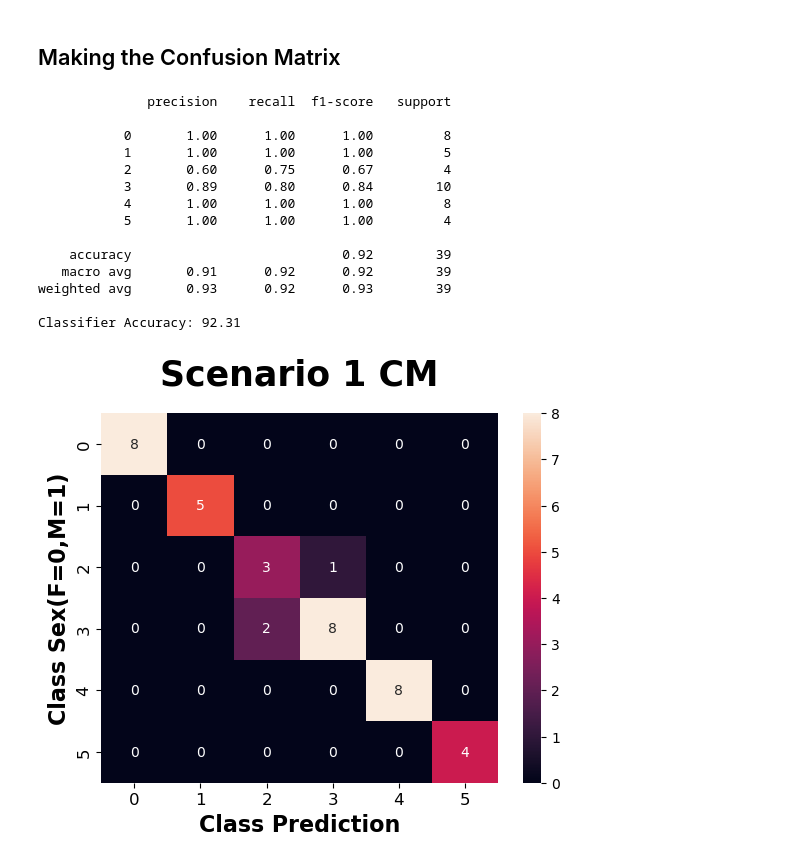
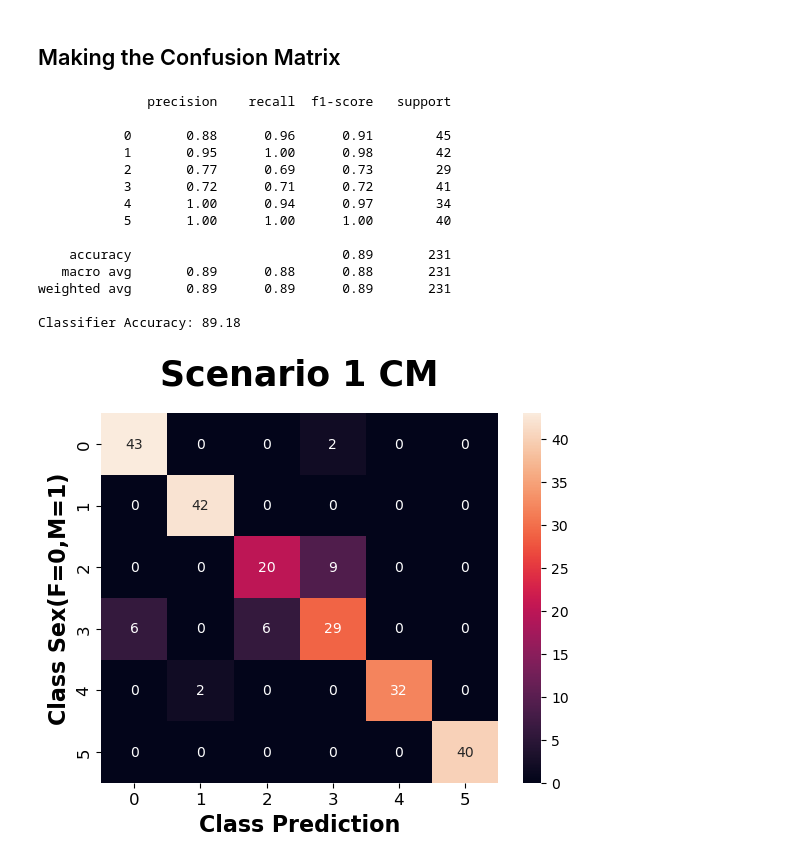
Before and after one commit to JoseRicoCct/CA2_Integrated_Assesment_MSc_Data_Analytics_CCT_Semester_1, a Jupyter notebook: CA2_ML_Code_sba23021_ML_Models-Copy2.ipynb, the cells around one changed output. Drawn from its saved outputs; the diff is of its cells as text; code cells hidden in the pictures.

```diff
--- a/CA2_ML_Code_sba23021_ML_Models-Copy2.ipynb
+++ b/CA2_ML_Code_sba23021_ML_Models-Copy2.ipynb
@@ -110,0 +88,22 @@ df
+# %%
+def break_into_trimesters(row):
+    # Define the fixed weights for trimesters
+    weights = [0.24, 0.26, 0.24, 0.26]
+
+    # Create a dataframe to store the result
+    result_df = pd.DataFrame({'Trimester': range(1, 5),
+                              'Weight': weights})
+
+    # Calculate the value for each trimester
+    result_df['value'] = row['value'] * result_df['Weight']
+
+    # Merge the result with the original row
+    result_df['Country_Vehicle'] = row['Country_Vehicle']
+    result_df['Year'] = row['Year']
+
+    return result_df
+# Apply the function to each row of the dataframe
+df = pd.concat(df.apply(break_into_trimesters, axis=1).to_list(), ignore_index=True)
+
+# Display the resulting dataframe
+df
@@ -110,0 +124,7 @@ df
+# %%
+# Dropping the 'STATISTIC Label' column it's irrelevant for the analysis
+df_col_drop = ['Trimester','Weight']
+df.drop(df_col_drop ,axis=1, inplace=True)
+# %%
+# Move the 'Year' column to the second position
+df.insert(2, 'value', df.pop('value'))
@@ -173,7 +207,7 @@ array([0, 1, 2, 3, 4, 5, 0, 1, 2, 3, 4, 5, 0, 1, 2, 3, 4, 5, 0, 1, 2, 3,
 # %% [markdown]
 ## Splitting the dataset into the Training set and Test set
 # %%
-X_train, X_test, y_train, y_test = train_test_split(X, y, test_size = 0.2, random_state = 42)
+X_train, X_test, y_train, y_test = train_test_split(X, y, test_size = 0.3, random_state = 0)
 # %% [markdown]
 ## Feature Scaling
 # %%
@@ -197,41 +231,43 @@ y_pred = classifier.predict(X_test)
 # %%
 from sklearn.metrics import confusion_matrix # We need to reimport this libary, otherwise breaks
 
 # Calculating confusion matrix
 
 cm = confusion_matrix(y_test, y_pred)
 
 # Call a method heatmap() to plot confusion matrix
 sns.heatmap(cm, annot = True,fmt='d')
 plt.title('Scenario 1 CM',loc="center", pad=20, fontsize=25, fontweight="bold")
 plt.xlabel('Class Prediction',fontsize=16, fontweight='bold')
 plt.ylabel('Class Sex(F=0,M=1)',fontsize=16, fontweight='bold')
 
 plt.xticks(fontsize=12)
 plt.yticks(fontsize=12)
 
 # We don't want scientific notation
 np.set_printoptions(suppress=True)
 
 # print the classification_report based on y_test and y_predict
 print(classification_report(y_test, y_pred))
 # Which is the accuracy for the classifier???
 print("Classifier Accuracy:",round(metrics.accuracy_score(y_test, y_pred),4)*100)
+
+tree=metrics.accuracy_score(y_test, y_pred)*100
 # %% [output]
               precision    recall  f1-score   support
 
-           0       1.00      1.00      1.00         8
-           1       1.00      1.00      1.00         5
-           2       0.60      0.75      0.67         4
-           3       0.89      0.80      0.84        10
-           4       1.00      1.00      1.00         8
-           5       1.00      1.00      1.00         4
+           0       0.88      0.96      0.91        45
+           1       0.95      1.00      0.98        42
+           2       0.77      0.69      0.73        29
+           3       0.72      0.71      0.72        41
+           4       1.00      0.94      0.97        34
+           5       1.00      1.00      1.00        40
 
-    accuracy                           0.92        39
-   macro avg       0.91      0.92      0.92        39
-weighted avg       0.93      0.92      0.93        39
+    accuracy                           0.89       231
+   macro avg       0.89      0.88      0.88       231
+weighted avg       0.89      0.89      0.89       231
 
-Classifier Accuracy: 92.31
+Classifier Accuracy: 89.18
-[figure, old version]
+[figure, new version]
 # %%
 # instantiate the classifier
```
Also changed, not shown: parts of 39 cells of this notebook, 4 other files.
